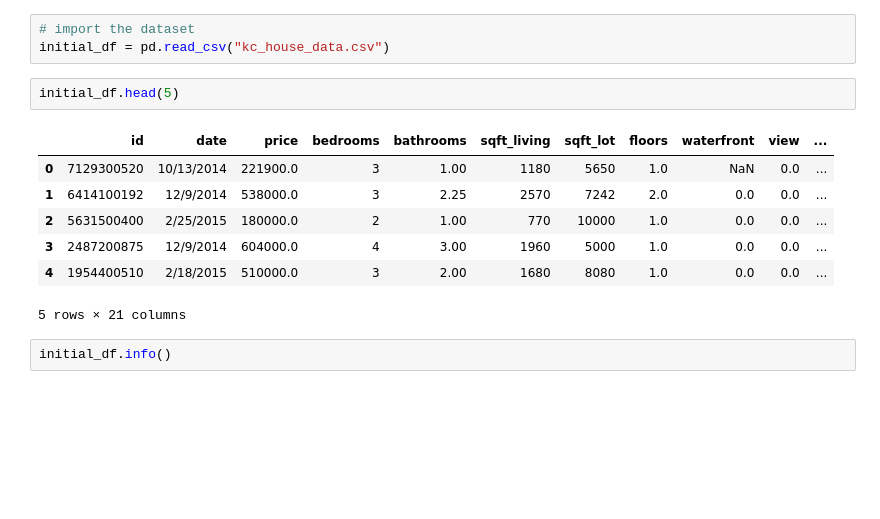
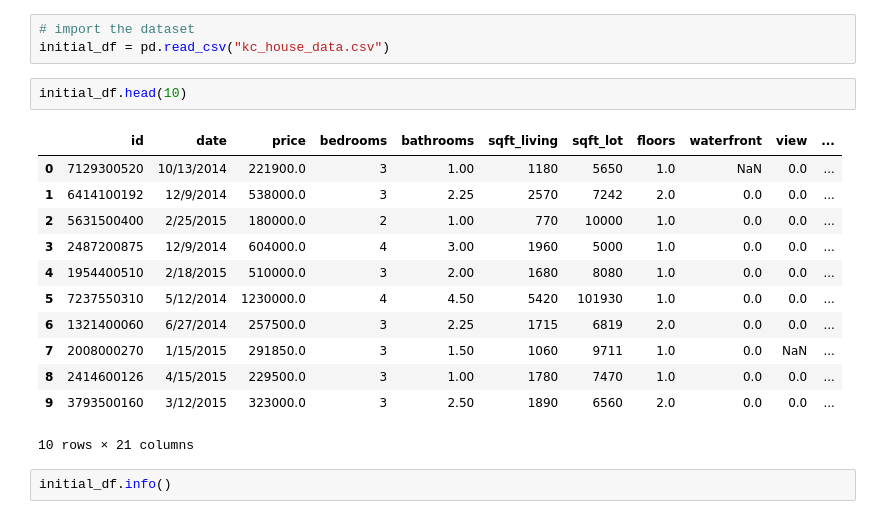
Before and after one commit to giorosati/dsc-1-final-project-online-ds-pt-100118, a Jupyter notebook: student.ipynb, the cells around one changed output. Drawn from its saved outputs; the diff is of its cells as text; blank space fills up the shorter version.

```diff
--- a/student.ipynb
+++ b/student.ipynb
@@ -33,15 +40,20 @@ import seaborn as sns
 # import the dataset
 initial_df = pd.read_csv("kc_house_data.csv")
 # %%
-initial_df.head(5)
+initial_df.head(10)
 # %% [output]
 |  | id | date | price | bedrooms | bathrooms | sqft_living | sqft_lot | floors | waterfront | view | ... |
 | 0 | 7129300520 | 10/13/2014 | 221900.0 | 3 | 1.00 | 1180 | 5650 | 1.0 | NaN | 0.0 | ... |
 | 1 | 6414100192 | 12/9/2014 | 538000.0 | 3 | 2.25 | 2570 | 7242 | 2.0 | 0.0 | 0.0 | ... |
 | 2 | 5631500400 | 2/25/2015 | 180000.0 | 2 | 1.00 | 770 | 10000 | 1.0 | 0.0 | 0.0 | ... |
 | 3 | 2487200875 | 12/9/2014 | 604000.0 | 4 | 3.00 | 1960 | 5000 | 1.0 | 0.0 | 0.0 | ... |
 | 4 | 1954400510 | 2/18/2015 | 510000.0 | 3 | 2.00 | 1680 | 8080 | 1.0 | 0.0 | 0.0 | ... |
+| 5 | 7237550310 | 5/12/2014 | 1230000.0 | 4 | 4.50 | 5420 | 101930 | 1.0 | 0.0 | 0.0 | ... |
+| 6 | 1321400060 | 6/27/2014 | 257500.0 | 3 | 2.25 | 1715 | 6819 | 2.0 | 0.0 | 0.0 | ... |
+| 7 | 2008000270 | 1/15/2015 | 291850.0 | 3 | 1.50 | 1060 | 9711 | 1.0 | 0.0 | NaN | ... |
+| 8 | 2414600126 | 4/15/2015 | 229500.0 | 3 | 1.00 | 1780 | 7470 | 1.0 | 0.0 | 0.0 | ... |
+| 9 | 3793500160 | 3/12/2015 | 323000.0 | 3 | 2.50 | 1890 | 6560 | 2.0 | 0.0 | 0.0 | ... |
-5 rows × 21 columns
+10 rows × 21 columns
 # %%
 initial_df.info()
 # %% [output]
```
Also changed, not shown: parts of 12 cells of this notebook.
